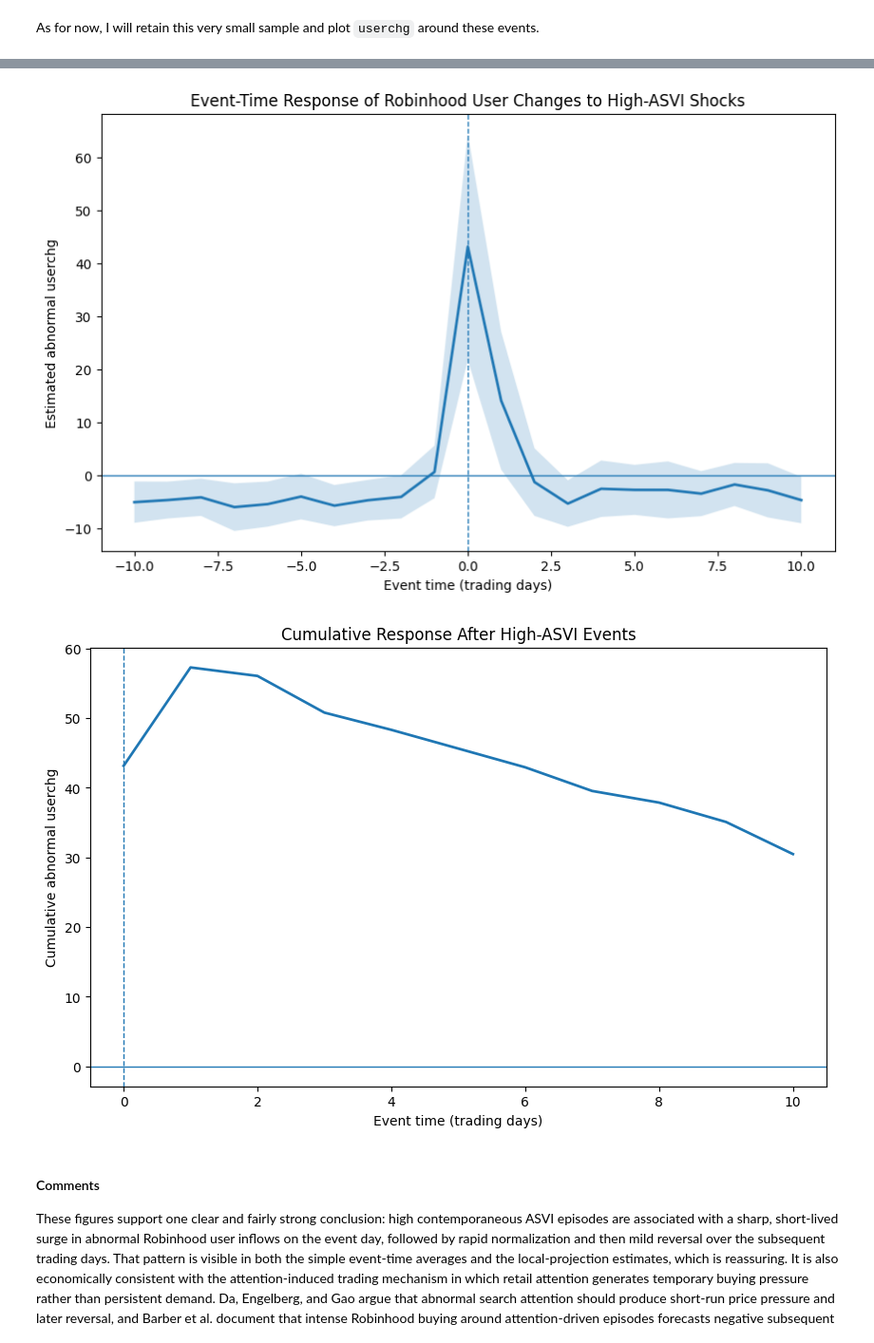
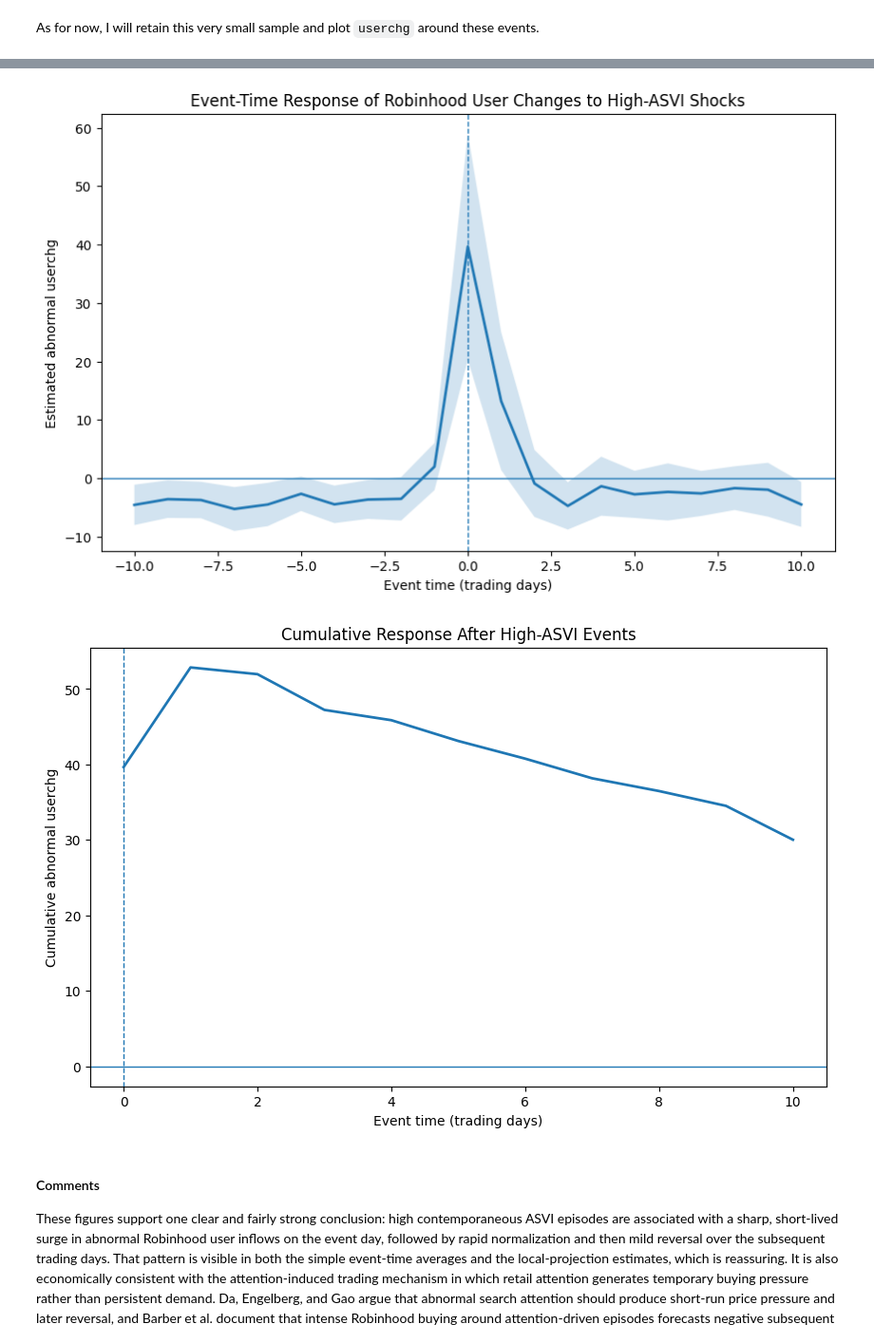
Before and after one commit to YVYX04/Bachelor_Thesis, a Jupyter notebook: notebooks/main/hypotheses/01_H1.ipynb, the cells around one changed output, grey strips where cells are left out. Shown at 95% size. Drawn from its saved outputs; the diff is of its cells as text; code cells hidden in the pictures.

```diff
--- a/notebooks/main/hypotheses/01_H1.ipynb
+++ b/notebooks/main/hypotheses/01_H1.ipynb
@@ -102,7 +103,8 @@ $$
 $$
 # %%
 # select only relevant variables
-df_reg_1 = main[['date', 'ticker', 'users_close', 'userchg', 'net_buys', 'ret', 'vol', 'svi', 'num_news', 'ess', 'css', 'anl_chg', 'num_news_relevant', 'asvi']].copy()
+df_reg_1 = main[['date', 'ticker', 'users_close', 'userchg', 'intraday_userchg', 'net_buys', 'ret', 'vol',
+                 'svi', 'num_news', 'ess', 'css', 'anl_chg', 'num_news_relevant', 'asvi']].copy()
 
 # replace nan values in num_news, num_news_relevant, ess, css, and anl_chg with 0 (assuming no news and no analyst changes if missing)
 df_reg_1['num_news'].fillna(0, inplace=True)
@@ -483,7 +485,7 @@ Included effects: Entity, Time
 reg4 = df_reg_1.copy().dropna(subset=['userchg', 'top_20', 'ab_vol_lag1',
                                       'userchg_lag1', 'asvi', 'num_news_lag1',
                                       'num_news_relevant_lag1',
-                                      'ess_lag1', 'css_lag1', 'anl_chg_lag1'])
+                                      'ess_lag1', 'css_lag1', 'anl_chg_lag1', 'intraday_userchg'])
 
 # make sure date is datetime
 reg4['date'] = pd.to_datetime(reg4['date'])
@@ -494,7 +496,7 @@ reg4['date_clust'] = reg4['date'].astype('category').cat.codes
 
 X4 = sm.add_constant(reg4[['top_20', 'ab_vol_lag1', 'userchg_lag1', 'asvi', 'num_news_lag1',
                            'num_news_relevant_lag1', 'ess_lag1', 'css_lag1', 'anl_chg_lag1' ]])
-y4 = reg4['userchg']
+y4 = reg4['intraday_userchg']
 
 results4 = OLS(y4, X4).fit(
     cov_type='clustered',
@@ -741,7 +743,10 @@ df = main.copy()
 
 df['date'] = pd.to_datetime(df['date'])
 df = df.sort_values(['ticker', 'date']).reset_index(drop=True)
-df = df.dropna(subset=['ticker', 'date', 'userchg', 'svi']).copy()
+df = df.dropna(subset=['ticker', 'date', 'userchg', 'intraday_userchg', 'svi']).copy()
+
+# correct value for intraday_userchg
+df['intraday_userchg'] *= -1
 
 # build contemporaneous abnormal SVI
 def make_ab_svi(s):
@@ -1028,5 +1033,5 @@ plt.show()
-[figure, old version]
+[figure, new version]
-[figure, old version]
+[figure, new version]
 # %% [markdown]
 #### Comments
 
```
Also changed, not shown: parts of 20 cells of this notebook, 11 other files.
